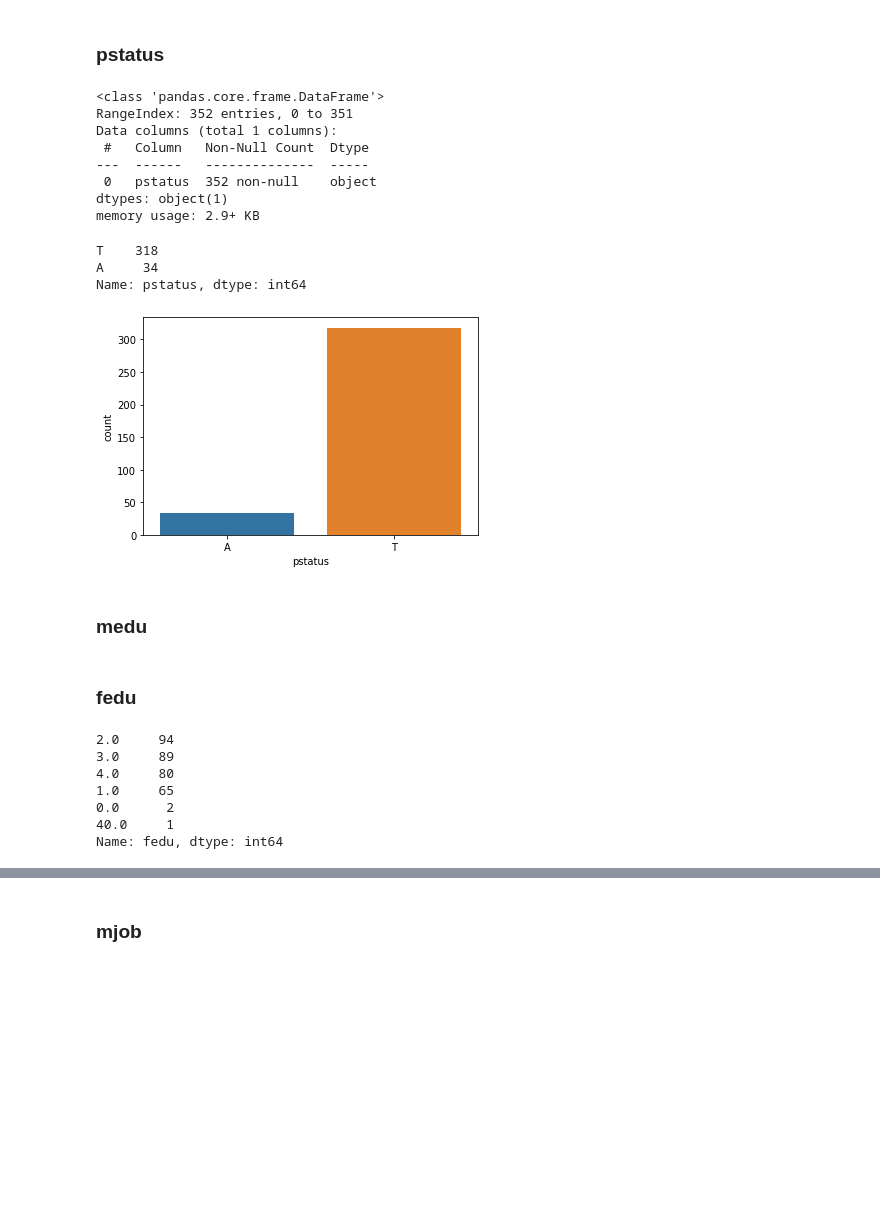
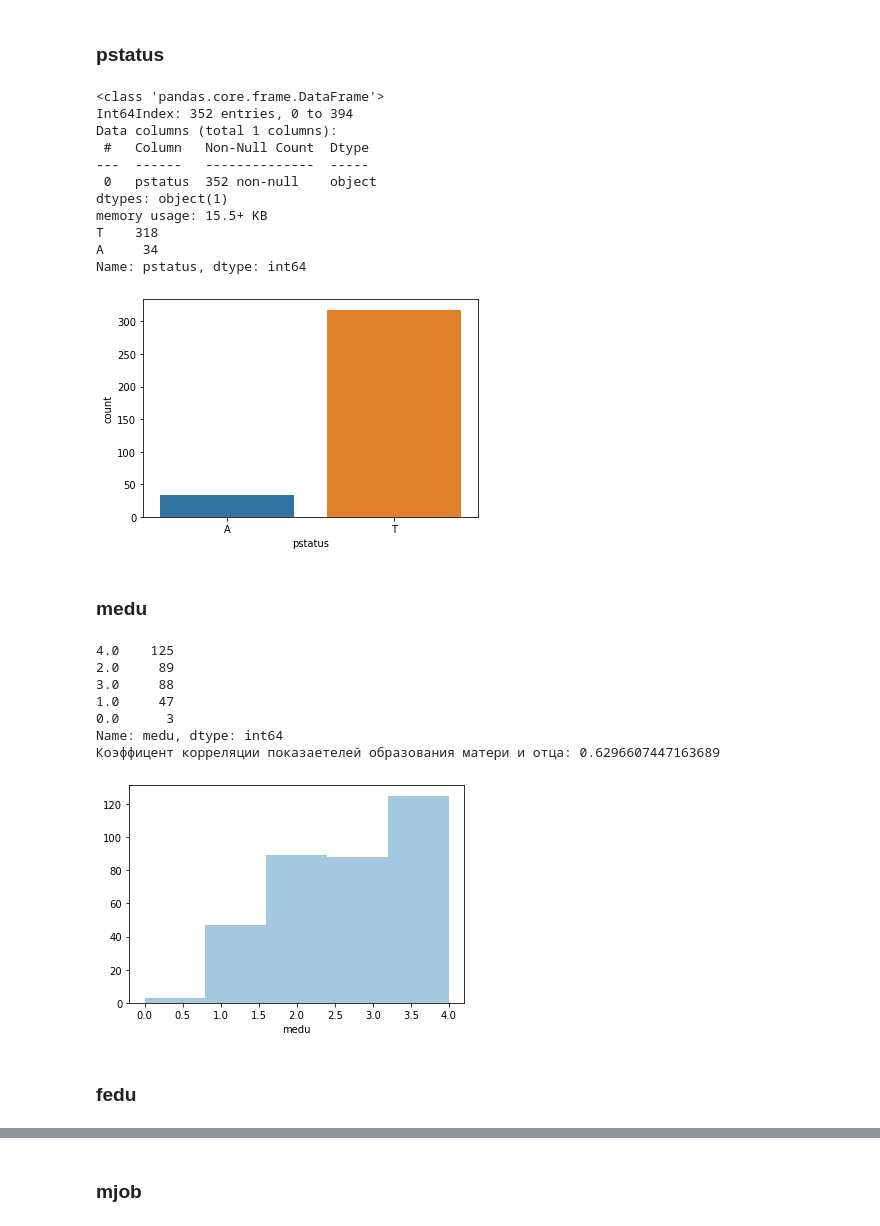
Before and after one commit to Golovolastik/skillfactory_rds, a Jupyter notebook: module_2/stud_math.ipynb, the cells around one changed output, grey strips where cells are left out. Saved outputs shown, nothing was run; the diff lists cells and outputs as text; code cells hidden in the pictures; blank space fills up the shorter version.

```diff
--- a/module_2/stud_math.ipynb
+++ b/module_2/stud_math.ipynb
@@ -185,56 +187,57 @@ Name: famsize, dtype: int64
 # %% [markdown]
 ### pstatus
 # %%
+sns.countplot(df.pstatus)
+df.loc[:,['pstatus']].info()
+print(df.pstatus.value_counts())
+
 # Заполним пропуски наиболее часто встречающимся значением
 df.pstatus.fillna(df.pstatus.value_counts().idxmax(), inplace = True)
-
-sns.countplot(df.pstatus)
-df.loc[:,['pstatus']].info()
-df.pstatus.value_counts()
 # %% [output]
 <class 'pandas.core.frame.DataFrame'>
-RangeIndex: 352 entries, 0 to 351
+Int64Index: 352 entries, 0 to 394
 Data columns (total 1 columns):
  #   Column   Non-Null Count  Dtype
 ---  ------   --------------  -----
  0   pstatus  352 non-null    object
 dtypes: object(1)
-memory usage: 2.9+ KB
+memory usage: 15.5+ KB
+T    318
+A     34
+Name: pstatus, dtype: int64
-T    318
-A     34
-Name: pstatus, dtype: int64
 [figure]
 # %% [markdown]
 ### medu
 # %%
+sns.distplot(df.medu, bins=5, kde=False)
+print(df.medu.value_counts())
+print(f'Коэффицент корреляции показателей образования матери и отца: {df.medu.corr(df.fedu)}')
+
 #  Показатель образования матери сильно коррелирует с показателем образованием отца,
 # поэтому проупуски заполним на основе другого показателя
 
 def medu_filling(row):
     if pd.isnull(row['medu']):
         if row['fedu'] == 4:
             return 4
         if row['fedu'] == 3:
             return 3
         if row['fedu'] < 3:
             return 2
         if row['fedu'].isnull():
             return row['medu']
     return row['medu']
 
 
 df.medu = df.apply(medu_filling, axis=1)
-sns.distplot(df.medu, bins=5, kde=False)
-df.medu.value_counts()
+# %% [output]
+4.0    125
+2.0     89
+3.0     88
+1.0     47
+0.0      3
+Name: medu, dtype: int64
+Коэффицент корреляции показаетелей образования матери и отца: 0.6296607447163689
+[figure, added]
 # %% [markdown]
 ### fedu
-# %%
-df.fedu.value_counts()
-# %% [output]
-2.0     94
-3.0     89
-4.0     80
-1.0     65
-0.0      2
-40.0     1
-Name: fedu, dtype: int64
```
Also changed, not shown: parts of 50 cells of this notebook.
